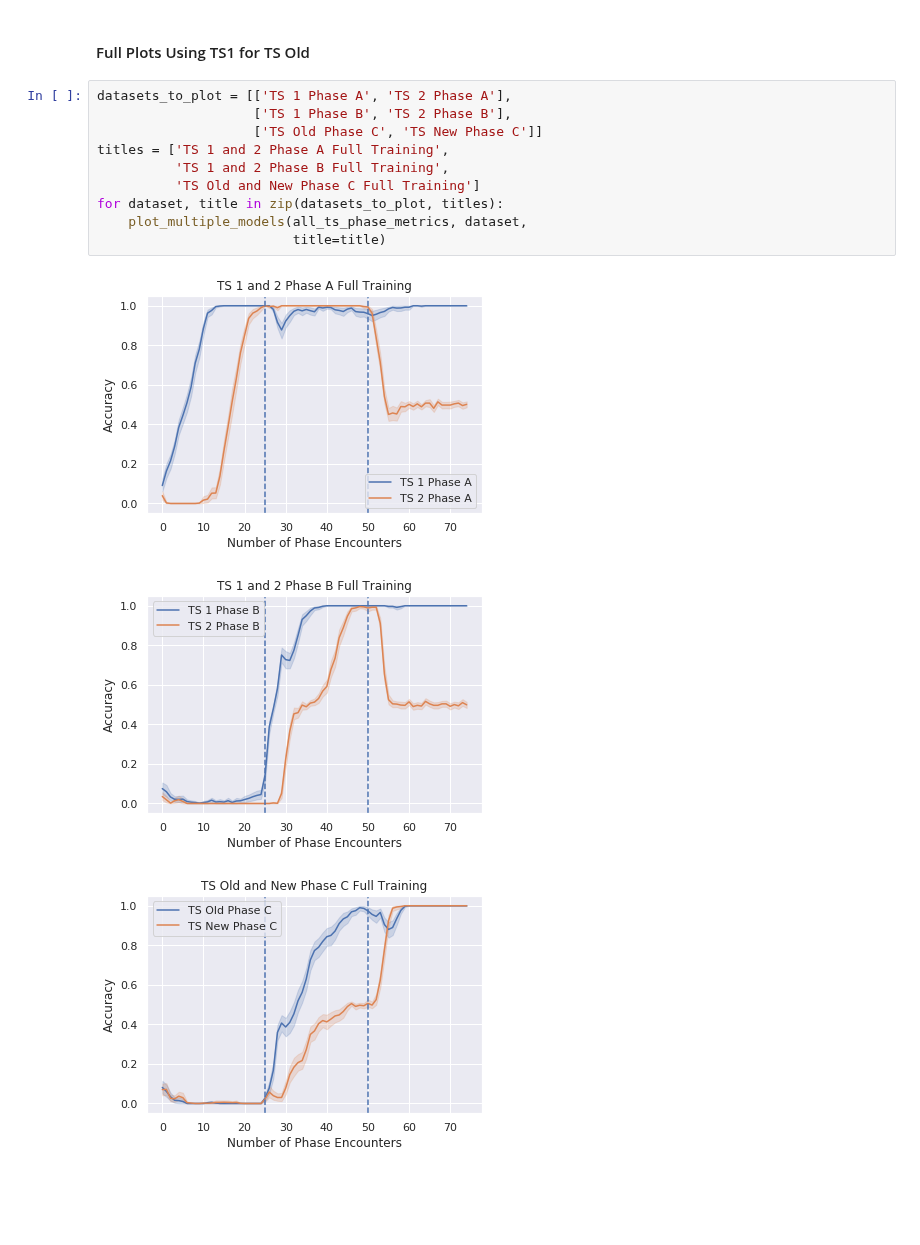
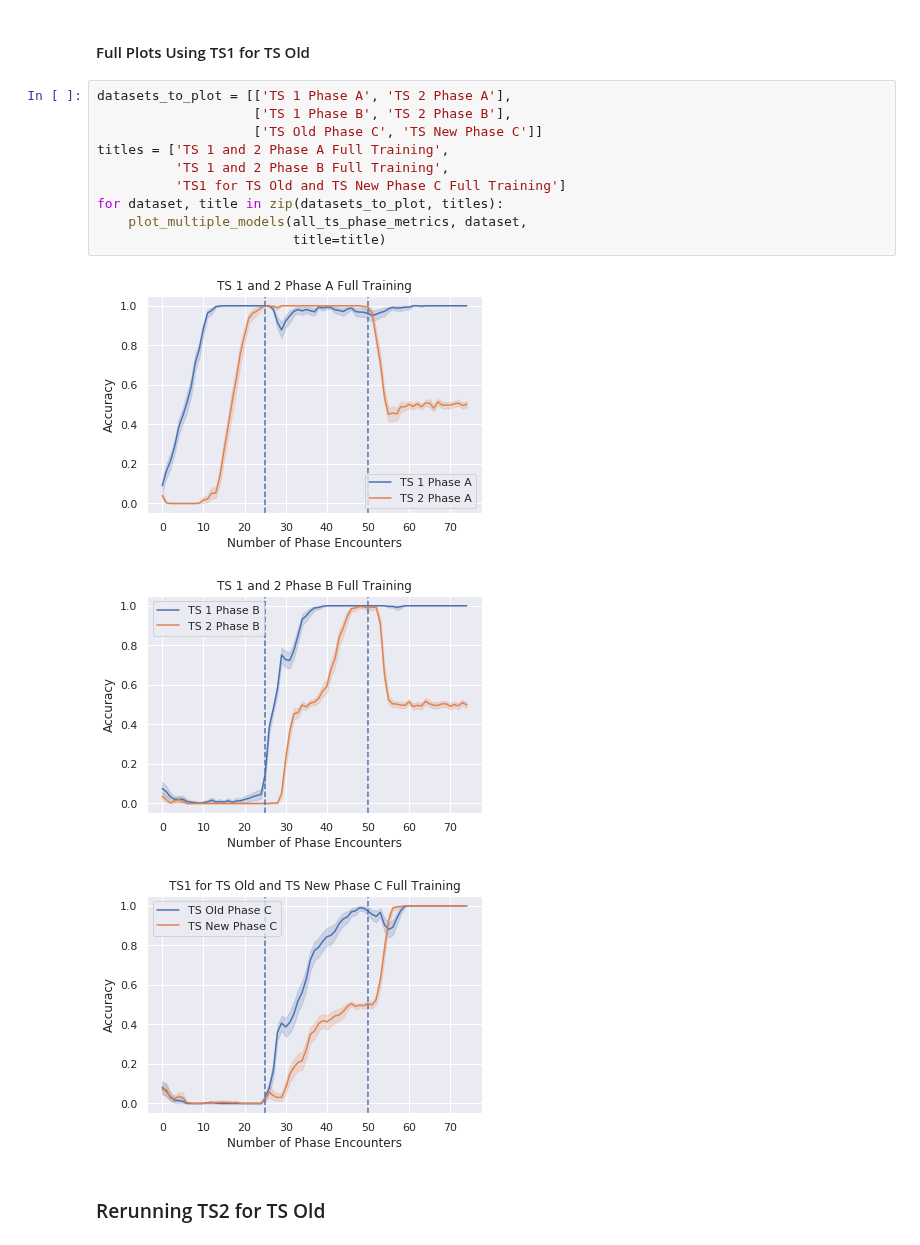
Before and after one commit to apra93/leabra-tf, a Jupyter notebook: docs/source/notebooks/0.8.1-Hierarchical-DQ-Learning.ipynb, the cells around one changed output. Drawn from its saved outputs; the diff is of its cells as text; blank space fills up the shorter version.

```diff
--- a/docs/source/notebooks/0.8.1-Hierarchical-DQ-Learning.ipynb
+++ b/docs/source/notebooks/0.8.1-Hierarchical-DQ-Learning.ipynb
@@ -553,14 +553,16 @@ def plot_multiple_models(all_ts_phase_metrics, dataset_to_plot, title=None):
 # %%
 datasets_to_plot = [['TS 1 Phase A', 'TS 2 Phase A'],
                     ['TS 1 Phase B', 'TS 2 Phase B'],
                     ['TS Old Phase C', 'TS New Phase C']]
 titles = ['TS 1 and 2 Phase A Full Training',
           'TS 1 and 2 Phase B Full Training',
-          'TS Old and New Phase C Full Training']
+          'TS1 for TS Old and TS New Phase C Full Training']
 for dataset, title in zip(datasets_to_plot, titles):
     plot_multiple_models(all_ts_phase_metrics, dataset,
                          title=title)
 # %% [output]
 [figure]
 [figure]
-[figure, old version]
+[figure, new version]
+# %% [markdown]
+### Rerunning TS2 for TS Old
```
Also changed, not shown: parts of 7 cells of this notebook.
